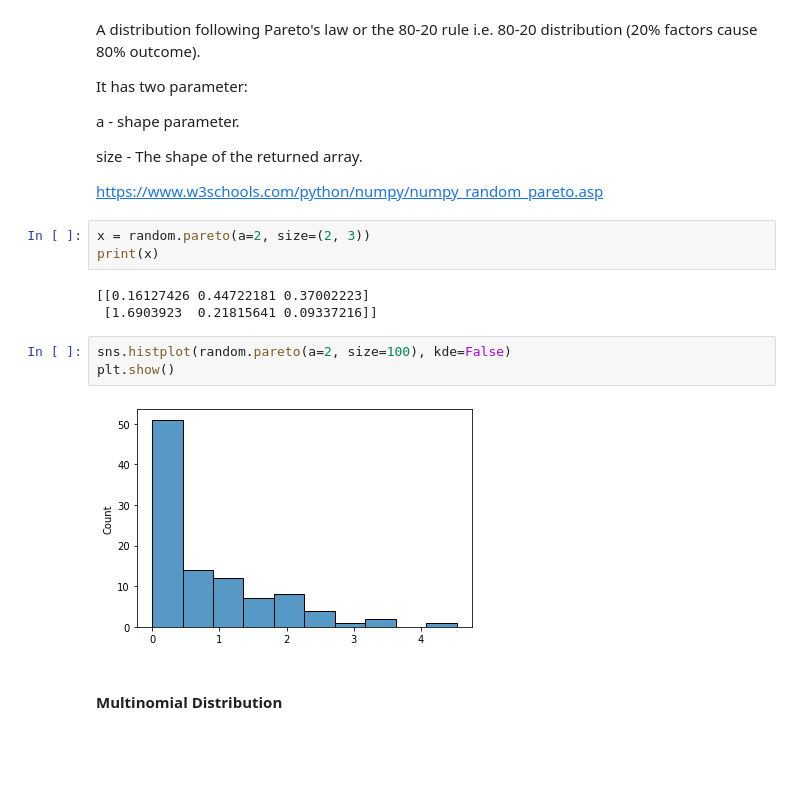
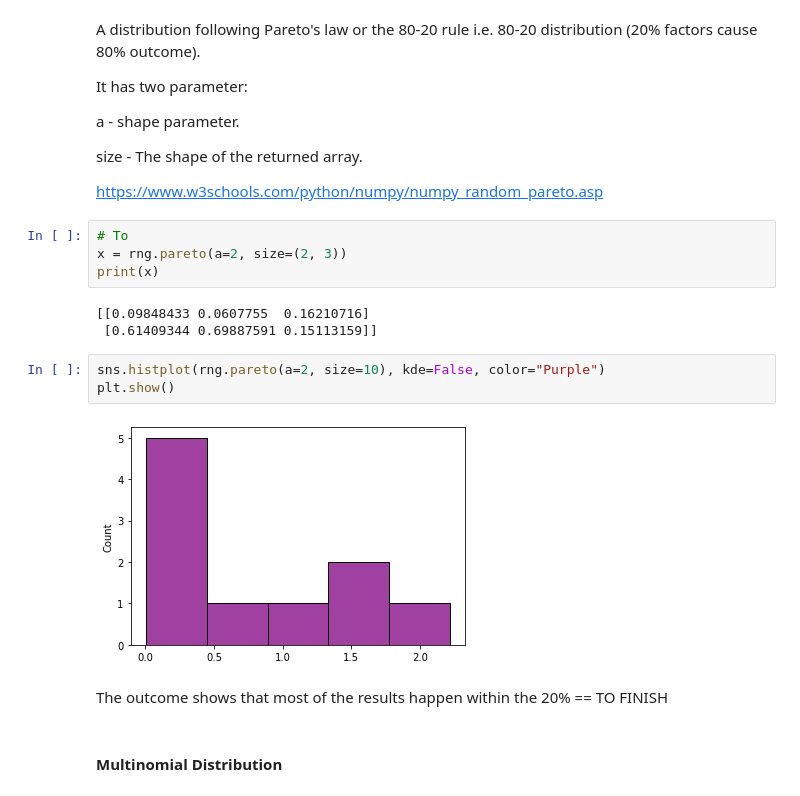
Before and after one commit to Michelleoc/programming-for-data-analysis-assignment, a Jupyter notebook: numpy-random-assignment.ipynb, the cells around one changed output. Saved outputs shown, nothing was run; the diff lists cells and outputs as text; blank space fills up the shorter version.

Commit message:
updating distribution code, plots and wording

```diff
--- a/numpy-random-assignment.ipynb
+++ b/numpy-random-assignment.ipynb
@@ -497,16 +611,19 @@ size - The shape of the returned array.
 
 https://www.w3schools.com/python/numpy/numpy_random_pareto.asp
 # %%
-x = random.pareto(a=2, size=(2, 3))
+# To
+x = rng.pareto(a=2, size=(2, 3))
 print(x)
 # %% [output]
-[[0.16127426 0.44722181 0.37002223]
- [1.6903923  0.21815641 0.09337216]]
+[[0.09848433 0.0607755  0.16210716]
+ [0.61409344 0.69887591 0.15113159]]
 # %%
-sns.histplot(random.pareto(a=2, size=100), kde=False)
+sns.histplot(rng.pareto(a=2, size=10), kde=False, color="Purple")
 plt.show()
 # %% [output]
-[figure, old version]
+[figure, new version]
+# %% [markdown]
+The outcome shows that most of the results happen within the 20%  == TO FINISH
 # %% [markdown]
 #### Multinomial Distribution
 # %% [markdown]
```
Also changed, not shown: parts of 58 cells of this notebook, 2 other files.
